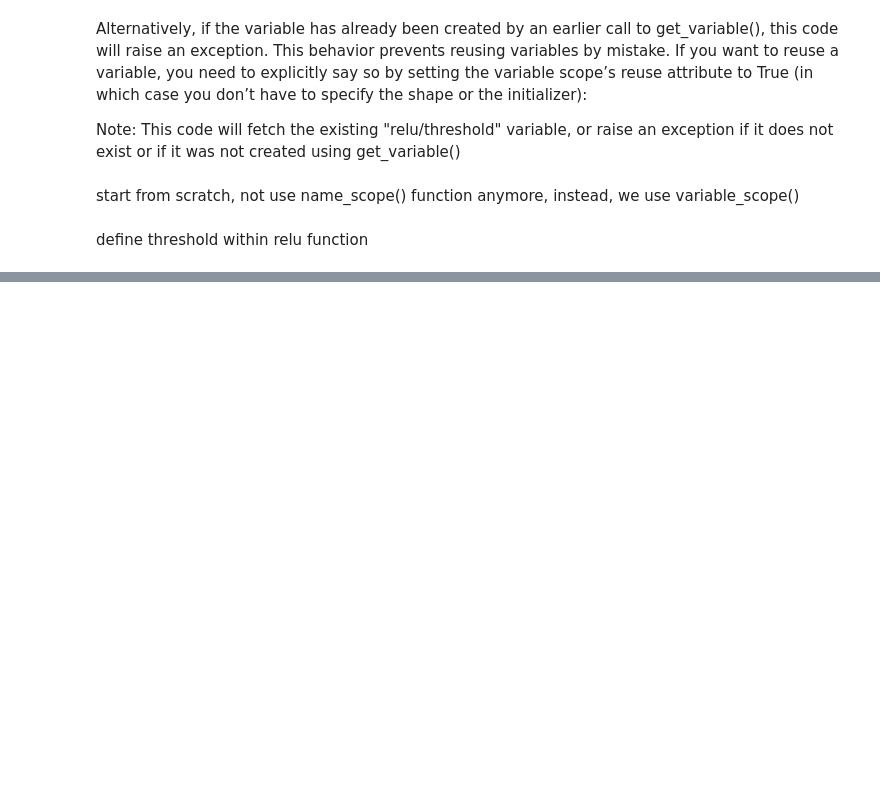
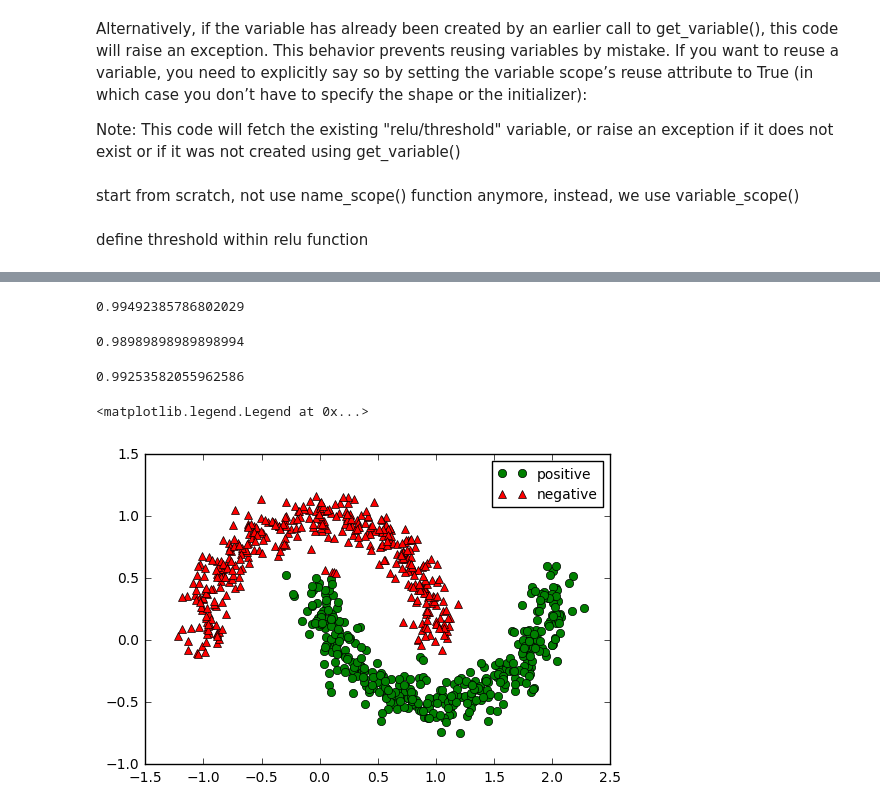
Before and after one commit to brianliu2/hand_on_ML, a Jupyter notebook: up_and_running_with_tensorflow_myVersion.ipynb, the cells around one changed output, grey strips where cells are left out. Saved outputs shown, nothing was run; the diff lists cells and outputs as text; code cells hidden in the pictures; blank space fills up the shorter version.

```diff
--- a/up_and_running_with_tensorflow_myVersion.ipynb
+++ b/up_and_running_with_tensorflow_myVersion.ipynb
@@ -1078,0 +1454,36 @@ show_graph(tf.get_default_graph())
+# %%
+x = tf.placeholder(tf.float32, shape=(None, d_inputs + 1), name="x")
+y = tf.placeholder(tf.float32, shape=(None, 1), name="y")
+# %%
+y_prob, loss, training_obj, loss_summary, init, saver = logistic_regression(x, y)
+# %%
+with tf.Session() as sess:
+
+    if os.path.isfile(checkpoint_epoch_path):
+        with open(checkpoint_epoch_path, 'rb') as f:
+            start_epoch = int(f.read())
+        print('train was interrupted, and it will be continued at ', start_epoch)
+        saver.restore(sess, checkpoint_path)
+    else:
+        start_epoch = 0
+        sess.run(init)
+
+
+    for epoch in range(start_epoch, n_epochs):
+        for batch_idx in range(n_batches):
+            x_batch, y_batch = random_batch(xtrain_poly, ytrain, batch_size)
+            sess.run(training_obj, feed_dict={x:x_batch, y:y_batch})
+        loss_val, loss_summary_str = sess.run([loss, loss_summary], feed_dict={x:xtest_poly, y:ytest})
+
+        if epoch % 500 == 0:
+            print('Epoch', epoch, '\tLoss', loss_val)
+
+            # save the temporary model
+            saver.save(sess, checkpoint_path)
+
+            with open(checkpoint_epoch_path, 'wb') as f:
+                f.write(b"%d" % (epoch + 1))
+
+    saver.save(sess, final_model_path)
+    y_prob_val = y_prob.eval(feed_dict={x: xtest_poly, y: ytest})
+    os.remove(checkpoint_epoch_path)
@@ -1078,0 +1508,21 @@ show_graph(tf.get_default_graph())
+# %%
+y_pred =  (y_prob_val.squeeze() >= 0.5)
+# %%
+recall_score(y_pred, ytest)
+# %% [output]
+0.99492385786802029
+# %%
+precision_score(y_pred, ytest)
+# %% [output]
+0.98989898989898994
+# %%
+roc_auc_score(y_pred, ytest)
+# %% [output]
+0.99253582055962586
+# %%
+plt.plot(xtest[y_pred, 1], xtest[y_pred, 2], 'go', label = 'positive')
+plt.plot(xtest[~y_pred, 1], xtest[~y_pred, 2], 'r^', label = 'negative')
+plt.legend(loc='best')
+# %% [output]
+<matplotlib.legend.Legend at 0x...>
+[figure, added]
```
Also changed, not shown: parts of 94 cells of this notebook.
